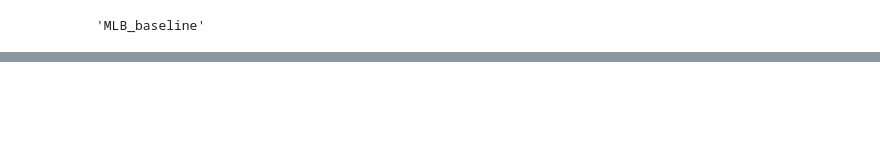
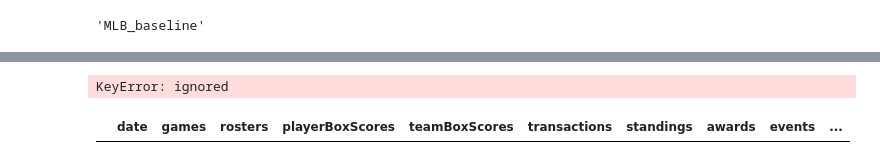
Before and after one commit to konamilk/mlb-player-digital-engagement-forecasting, a Jupyter notebook: MLB_baseline.ipynb, the cells around one changed output, grey strips where cells are left out. Cells and saved outputs as stored; diff of their text form; code cells hidden in the pictures; blank space fills up the shorter version.

```diff
--- a/MLB_baseline.ipynb
+++ b/MLB_baseline.ipynb
@@ -218,2 +315,10 @@ y
+# %%
+map(lambda x: unpack_json(x),df_dairy[df_dairy['playerTwitterFollowers'].notnull()][0])
+# %% [output]
+KeyError: ignored
+# %%
+df_dairy[df_dairy['playerTwitterFollowers'].notnull()]
+# %% [output]
+|  | date | games | rosters | playerBoxScores | teamBoxScores | transactions | standings | awards | events | ... |
 # %%
 X
```
Also changed, not shown: parts of 19 cells of this notebook.
